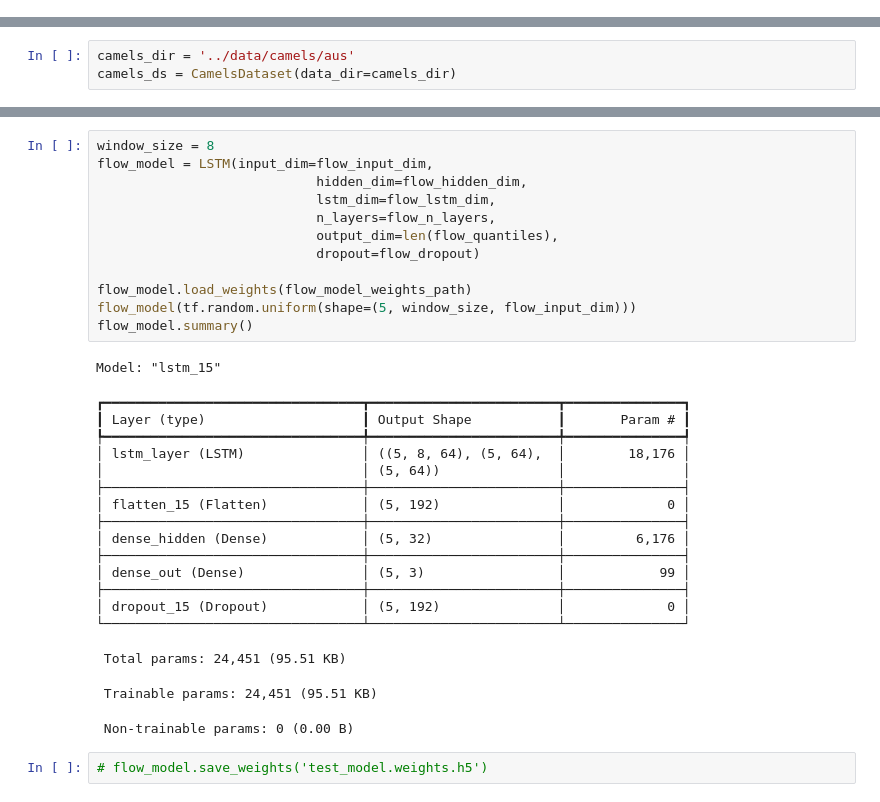
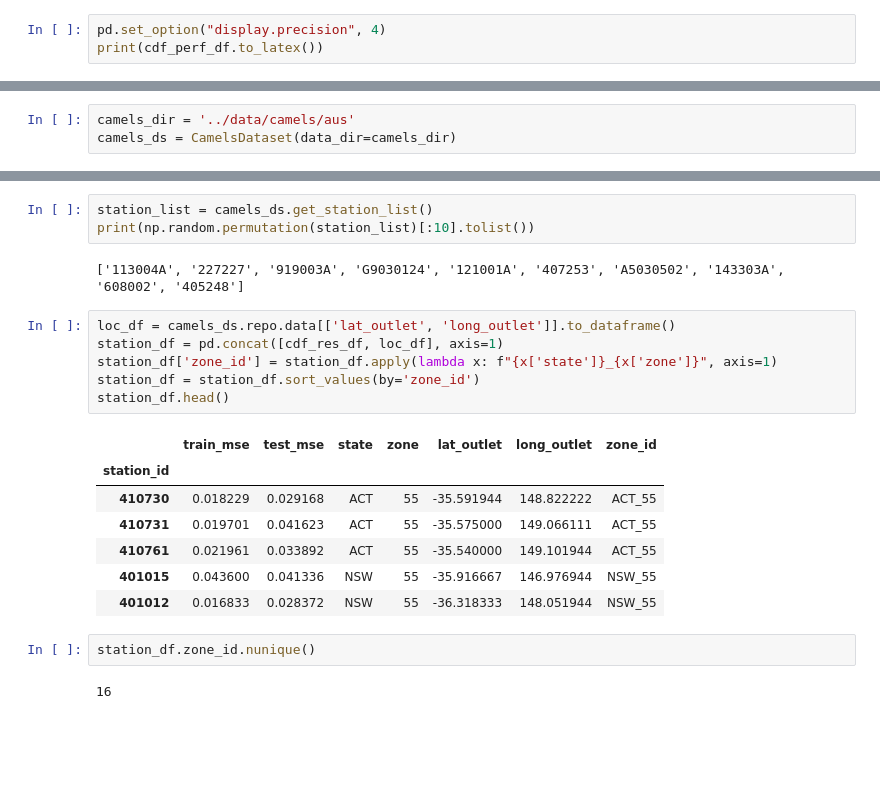
Before and after one commit to DARE-ML/DeepGR4J-Extremes, a Jupyter notebook: test_notebook.ipynb, the cells around one changed output, grey strips where cells are left out. Saved outputs shown, nothing was run; the diff lists cells and outputs as text; blank space fills up the shorter version.

```diff
--- a/test_notebook.ipynb
+++ b/test_notebook.ipynb
@@ -45,0 +146,3 @@ res_df.plot.hist(bins=20, alpha=0.5)
+# %%
+pd.set_option("display.precision", 4)
+print(cdf_perf_df.to_latex())
@@ -232,33 +180,23 @@ Running predictions for 912101A
-# %%
-window_size = 8
-flow_model = LSTM(input_dim=flow_input_dim,
-                            hidden_dim=flow_hidden_dim,
-                            lstm_dim=flow_lstm_dim,
-                            n_layers=flow_n_layers,
-                            output_dim=len(flow_quantiles),
-                            dropout=flow_dropout)
-
-flow_model.load_weights(flow_model_weights_path)
-flow_model(tf.random.uniform(shape=(5, window_size, flow_input_dim)))
-flow_model.summary()
-# %% [output]
-Model: "lstm_15"
-┏━━━━━━━━━━━━━━━━━━━━━━━━━━━━━━━━━┳━━━━━━━━━━━━━━━━━━━━━━━━┳━━━━━━━━━━━━━━━┓
-┃ Layer (type)                    ┃ Output Shape           ┃       Param # ┃
-┡━━━━━━━━━━━━━━━━━━━━━━━━━━━━━━━━━╇━━━━━━━━━━━━━━━━━━━━━━━━╇━━━━━━━━━━━━━━━┩
-│ lstm_layer (LSTM)               │ ((5, 8, 64), (5, 64),  │        18,176 │
-│                                 │ (5, 64))               │               │
-├─────────────────────────────────┼────────────────────────┼───────────────┤
-│ flatten_15 (Flatten)            │ (5, 192)               │             0 │
-├─────────────────────────────────┼────────────────────────┼───────────────┤
-│ dense_hidden (Dense)            │ (5, 32)                │         6,176 │
-├─────────────────────────────────┼────────────────────────┼───────────────┤
-│ dense_out (Dense)               │ (5, 3)                 │            99 │
-├─────────────────────────────────┼────────────────────────┼───────────────┤
-│ dropout_15 (Dropout)            │ (5, 192)               │             0 │
-└─────────────────────────────────┴────────────────────────┴───────────────┘
- Total params: 24,451 (95.51 KB)
- Trainable params: 24,451 (95.51 KB)
- Non-trainable params: 0 (0.00 B)
-# %%
-# flow_model.save_weights('test_model.weights.h5')
+# %%
+station_list = camels_ds.get_station_list()
+print(np.random.permutation(station_list)[:10].tolist())
+# %% [output]
+['113004A', '227227', '919003A', 'G9030124', '121001A', '407253', 'A5030502', '143303A', '608002', '405248']
+# %%
+loc_df = camels_ds.repo.data[['lat_outlet', 'long_outlet']].to_dataframe()
+station_df = pd.concat([cdf_res_df, loc_df], axis=1)
+station_df['zone_id'] = station_df.apply(lambda x: f"{x['state']}_{x['zone']}", axis=1)
+station_df = station_df.sort_values(by='zone_id')
+station_df.head()
+# %% [output]
+|  | train_mse | test_mse | state | zone | lat_outlet | long_outlet | zone_id |
+| station_id |  |  |  |  |  |  |  |
+| 410730 | 0.018229 | 0.029168 | ACT | 55 | -35.591944 | 148.822222 | ACT_55 |
+| 410731 | 0.019701 | 0.041623 | ACT | 55 | -35.575000 | 149.066111 | ACT_55 |
+| 410761 | 0.021961 | 0.033892 | ACT | 55 | -35.540000 | 149.101944 | ACT_55 |
+| 401015 | 0.043600 | 0.041336 | NSW | 55 | -35.916667 | 146.976944 | NSW_55 |
+| 401012 | 0.016833 | 0.028372 | NSW | 55 | -36.318333 | 148.051944 | NSW_55 |
+# %%
+station_df.zone_id.nunique()
+# %% [output]
+16
```
Also changed, not shown: parts of 46 cells of this notebook, 11 other files.
